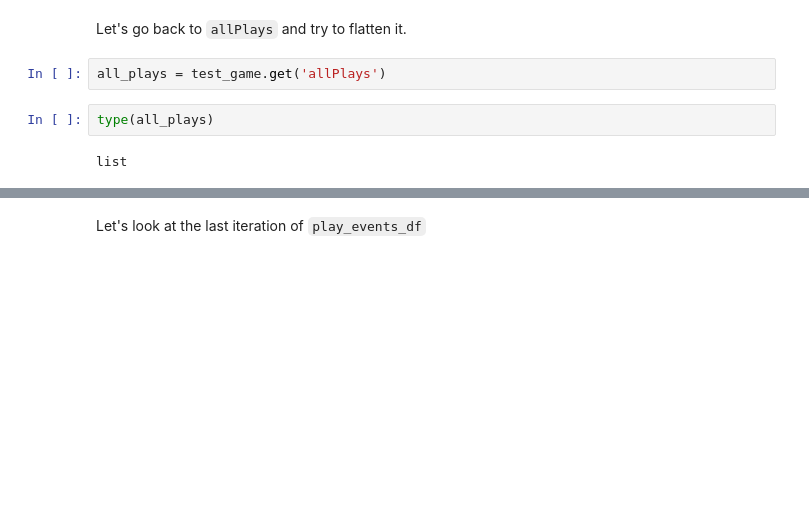
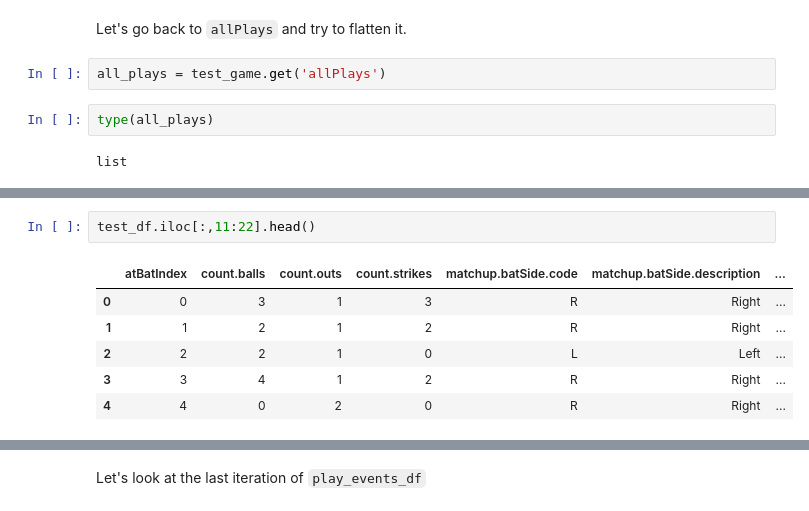
Before and after one commit to MangrobanGit/pitch_ds_baseball_analytics, a Jupyter notebook: explore_statsapi.ipynb, the cells around one changed output, grey strips where cells are left out. Drawn from its saved outputs; the diff is of its cells as text; blank space fills up the shorter version.

```diff
--- a/explore_statsapi.ipynb
+++ b/explore_statsapi.ipynb
@@ -269,0 +297,9 @@ test.head()
+# %%
+test_df.iloc[:,11:22].head()
+# %% [output]
+|  | atBatIndex | count.balls | count.outs | count.strikes | matchup.batSide.code | matchup.batSide.description | ... |
+| 0 | 0 | 3 | 1 | 3 | R | Right | ... |
+| 1 | 1 | 2 | 1 | 2 | R | Right | ... |
+| 2 | 2 | 2 | 1 | 0 | L | Left | ... |
+| 3 | 3 | 4 | 1 | 2 | R | Right | ... |
+| 4 | 4 | 0 | 2 | 0 | R | Right | ... |
```
Also changed, not shown: parts of 42 cells of this notebook, 1 other file.
